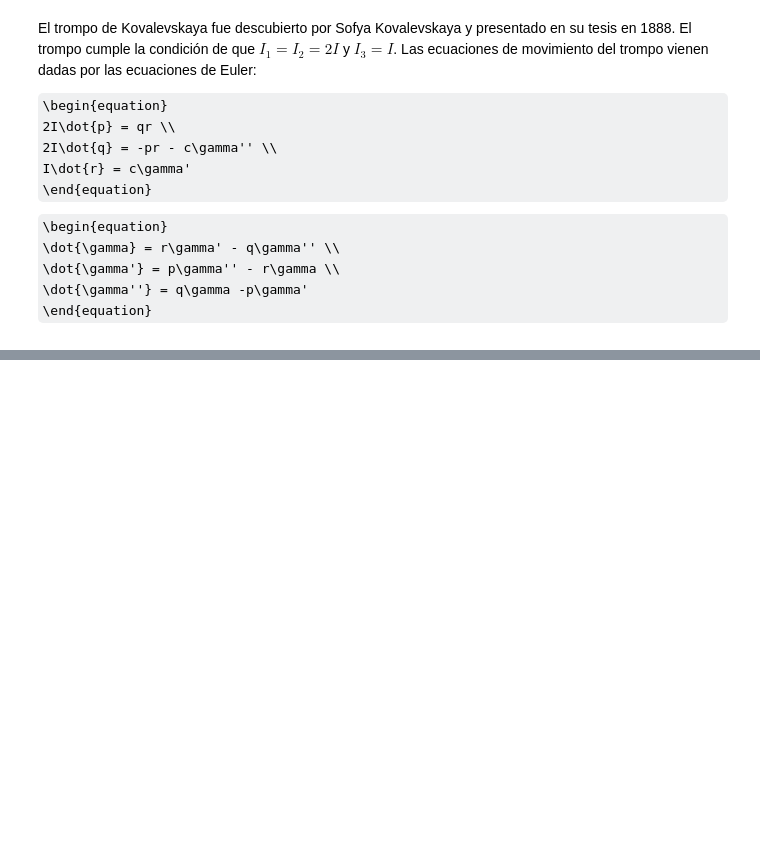
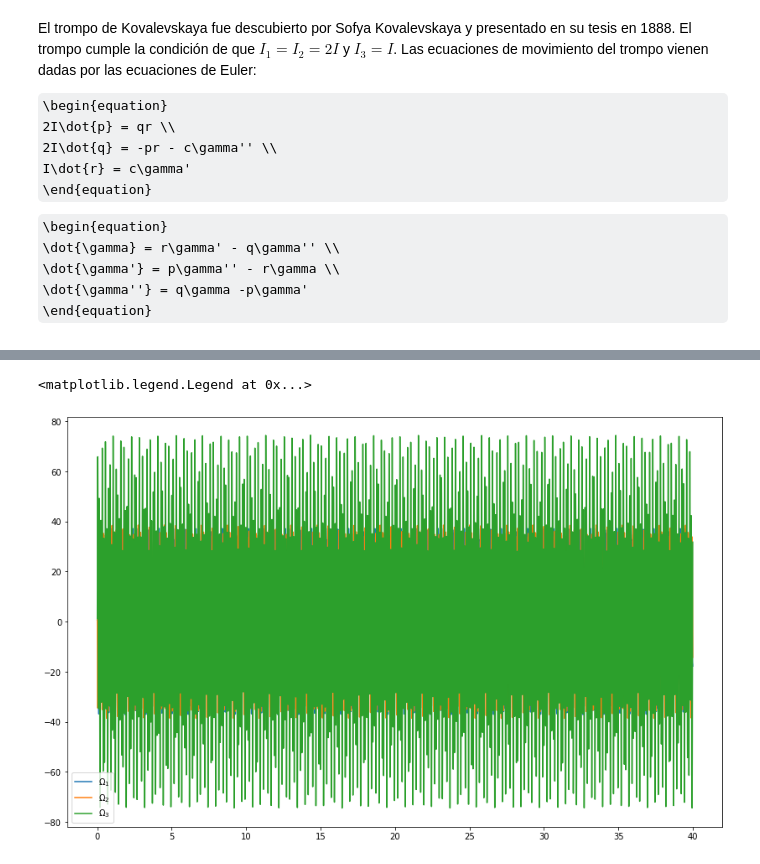
Before and after one commit to KaboomPhysicist/Mecanica-Workshop, a Jupyter notebook: Tarea 2/Tarea_2_Mecánica_Teórica_2.ipynb, the cells around one changed output, grey strips where cells are left out. Cells and saved outputs as stored; diff of their text form; code cells hidden in the pictures; some formulas as TeX source; blank space fills up the shorter version.

```diff
--- a/Tarea 2/Tarea_2_Mecánica_Teórica_2.ipynb
+++ b/Tarea 2/Tarea_2_Mecánica_Teórica_2.ipynb
@@ -69,0 +75,9 @@ plt.plot(sol[:,5])
+# %%
+plt.figure(figsize=(14,9))
+plt.plot(t,w1,label='$\Omega_1$')
+plt.plot(t,w2,label='$\Omega_2$')
+plt.plot(t,w3,label='$\Omega_3$')
+plt.legend()
+# %% [output]
+<matplotlib.legend.Legend at 0x...>
+[figure, added]
```
Also changed, not shown: parts of 5 cells of this notebook, 4 other files.
